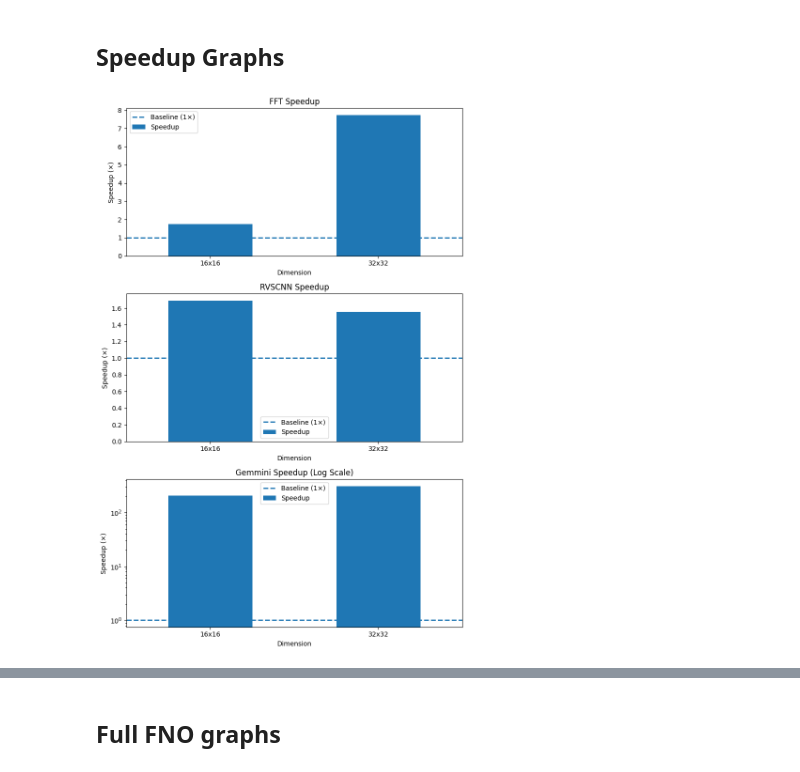
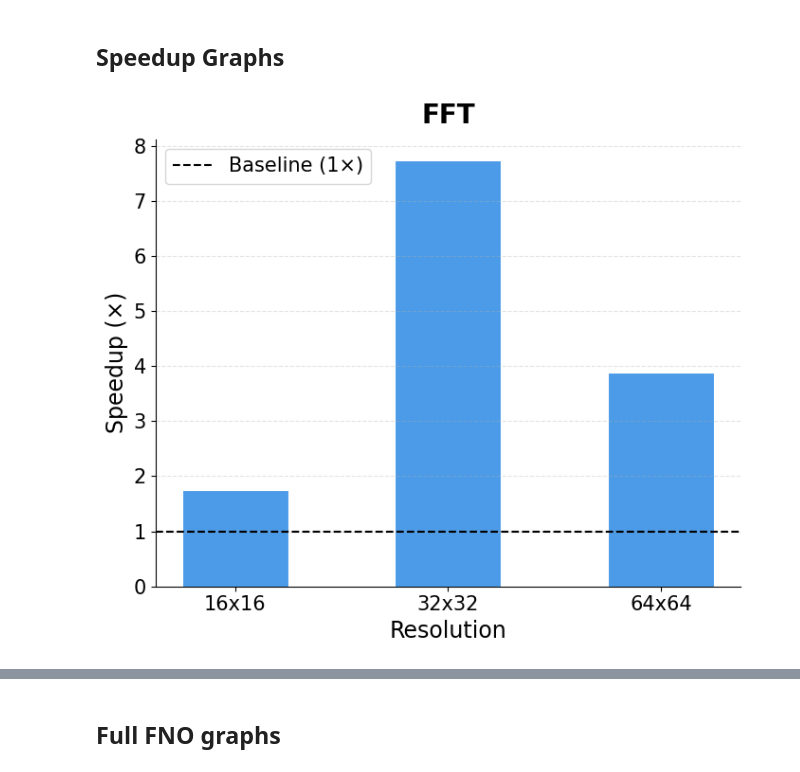
Before and after one commit to juandiegoproch/FNO_acceltests, a Jupyter notebook: graphs.ipynb, the cells around one changed output, grey strips where cells are left out. Saved outputs shown, nothing was run; the diff lists cells and outputs as text; code cells hidden in the pictures.

```diff
--- a/graphs.ipynb
+++ b/graphs.ipynb
@@ -329,59 +353,52 @@ plt.show()
 # %% [markdown]
 ## Speedup Graphs
 # %%
-fig, axes = plt.subplots(3, 1, figsize=(8, 12))
+# ── DATAFRAME ────────────────────────────────────────────────────────────────
+temp_fft     = results[results["accelerator"] == "FFT"][["resolution", "speedup"]].reset_index(drop=True)
+temp_gemmini = results[results["accelerator"] == "Gemmini"][["resolution", "speedup"]].reset_index(drop=True)
+temp_rvscnn  = results[results["accelerator"] == "RV-SCNN"][["resolution", "speedup"]].reset_index(drop=True)
 
-# FFT
-fft_speedup.loc["Speedup"].plot(
-    kind="bar",
-    ax=axes[0]
-)
-axes[0].axhline(
-    y=1,
-    linestyle="--",
-    linewidth=2,
-    label="Baseline (1×)"
-)
-axes[0].set_title("FFT Speedup")
-axes[0].set_ylabel("Speedup (×)")
-axes[0].legend()
+# ── GRAPH ─────────────────────────────────────────────────────────────────────
+import numpy as np
+import matplotlib.pyplot as plt
+import matplotlib.ticker as mticker
 
-# RVSCNN
-rvscnn_speedup.loc["Speedup"].plot(
-    kind="bar",
-    ax=axes[1]
-)
-axes[1].axhline(
-    y=1,
-    linestyle="--",
-    linewidth=2,
-    label="Baseline (1×)"
-)
-axes[1].set_title("RVSCNN Speedup")
-axes[1].set_ylabel("Speedup (×)")
-axes[1].legend()
+BAR_COLOR   = "#4C9BE8"
+BAR_WIDTH   = 0.5
+FS_TITLE    = 20
+FS_LABEL    = 17
+FS_TICK     = 15
+FS_LEGEND   = 15
+resolutions = ["16x16", "32x32", "64x64"]
+x           = np.arange(3)
 
-# Gemmini
-gemmini_speedup.loc["Speedup"].plot(
-    kind="bar",
-    ax=axes[2]
-)
-axes[2].axhline(
-    y=1,
-    linestyle="--",
-    linewidth=2,
-    label="Baseline (1×)"
-)
-axes[2].set_yscale("log")
-axes[2].set_title("Gemmini Speedup (Log Scale)")
-axes[2].set_ylabel("Speedup (×)")
-axes[2].legend()
+for temp, title, log_scale in [
+    (temp_fft,     "FFT",     False),
+    (temp_gemmini, "Gemmini", True),
+    (temp_rvscnn,  "RV-SCNN", False),
+]:
+    fig, ax = plt.subplots(figsize=(7, 6))
 
-for ax in axes:
-    ax.set_xlabel("Dimension")
-    ax.tick_params(axis="x", rotation=0)
+    ax.bar(x, temp["speedup"].values, width=BAR_WIDTH, color=BAR_COLOR, edgecolor="white", linewidth=0.8)
+    ax.axhline(1, color="black", linestyle="--", linewidth=1.5, label="Baseline (1×)")
+    ax.set_title(title, fontsize=FS_TITLE, fontweight="bold", pad=12)
+    ax.set_xlabel("Resolution", fontsize=FS_LABEL)
+    ax.set_ylabel("Speedup (×)", fontsize=FS_LABEL)
+    ax.set_xticks(x)
+    ax.set_xticklabels(resolutions, fontsize=FS_TICK)
+    ax.tick_params(axis="y", labelsize=FS_TICK)
+    ax.spines[["top", "right"]].set_visible(False)
+    ax.grid(axis="y", linestyle="--", alpha=0.35, which="both" if log_scale else "major")
+    ax.legend(fontsize=FS_LEGEND, loc="upper left")
 
-plt.tight_layout()
-plt.show()
+    if log_scale:
+        ax.set_yscale("log")
+        ax.yaxis.set_major_formatter(mticker.FuncFormatter(
+            lambda x, _: f"{x:.0f}×"
+        ))
+
+    plt.tight_layout()
+    plt.savefig(f"./graphs/{title.lower().replace('-', '')}_speedups.png", dpi=150, bbox_inches="tight")
+    plt.show()
 # %% [output]
-[figure, old version]
+[figure, new version]
```
Also changed, not shown: parts of 19 cells of this notebook, 13 other files.
